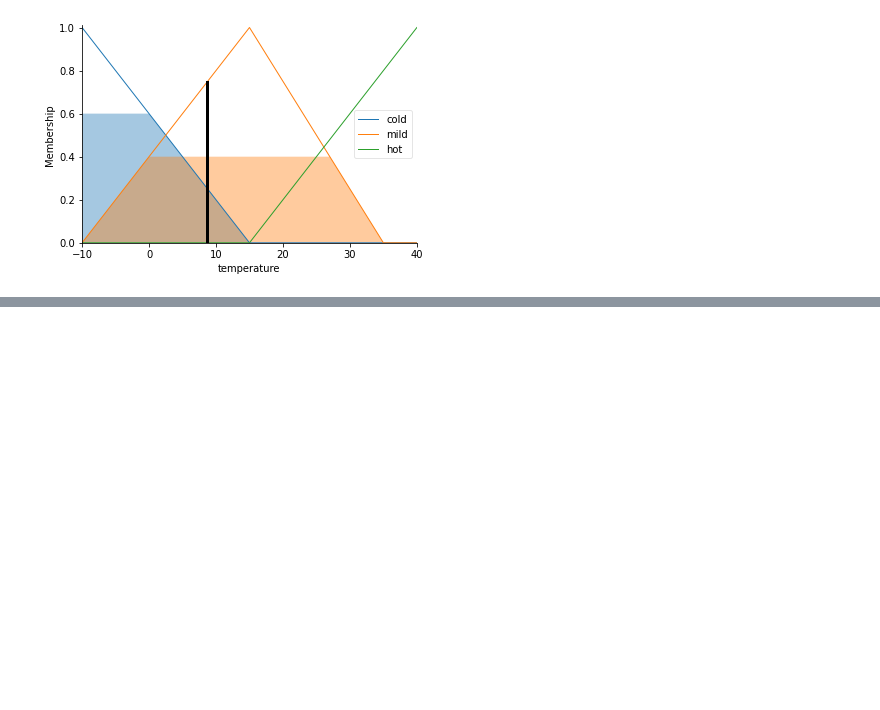
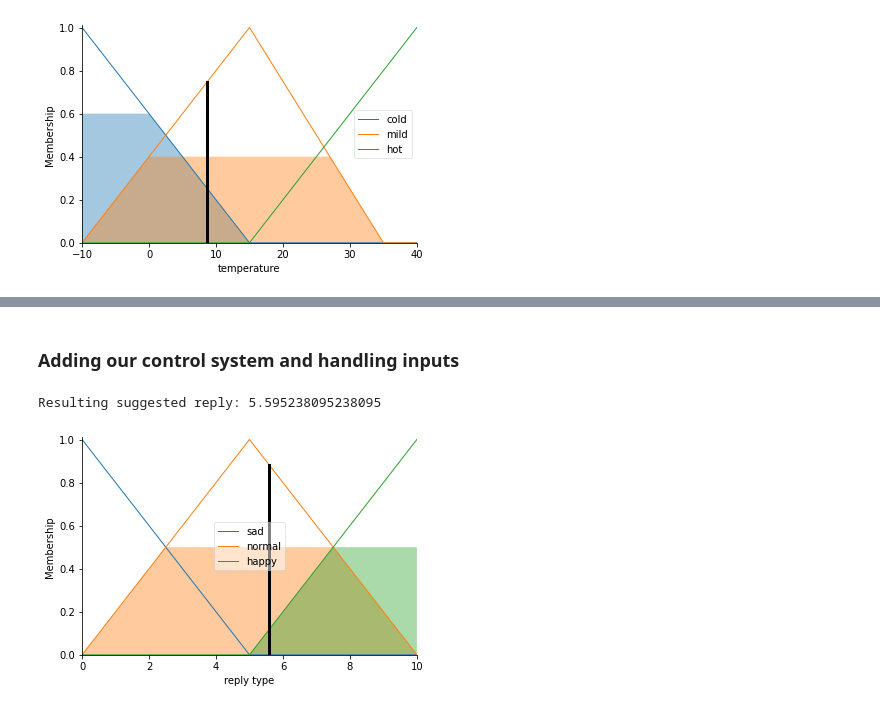
Before and after one commit to pereirarodrigo/fuzzyl, a Jupyter notebook: fuzzy.ipynb, the cells around one changed output, grey strips where cells are left out. Drawn from its saved outputs; the diff is of its cells as text; code cells hidden in the pictures; blank space fills up the shorter version.

```diff
--- a/fuzzy.ipynb
+++ b/fuzzy.ipynb
@@ -193,0 +272,17 @@ Nevertheless, fuzzy inference is interesting in its capacity to allow an agent t
+# %% [markdown]
+### Adding our control system and handling inputs
+# %%
+reply_ctrl = ctrl.ControlSystem([ag_rule1, ag_rule2, ag_rule3, ag_rule4, ag_rule5])
+reply = ctrl.ControlSystemSimulation(reply_ctrl)
+
+# Computing and showing the output value for a scenario
+reply.input["topic type"] = 5.3
+reply.input["mood"] = 7.5
+
+reply.compute()
+
+print(f"Resulting suggested reply: {reply.output['reply type']}")
+reply_type.view(sim = reply)
+# %% [output]
+Resulting suggested reply: 5.595238095238095
+[figure, added]
```
Also changed, not shown: parts of 9 cells of this notebook.
